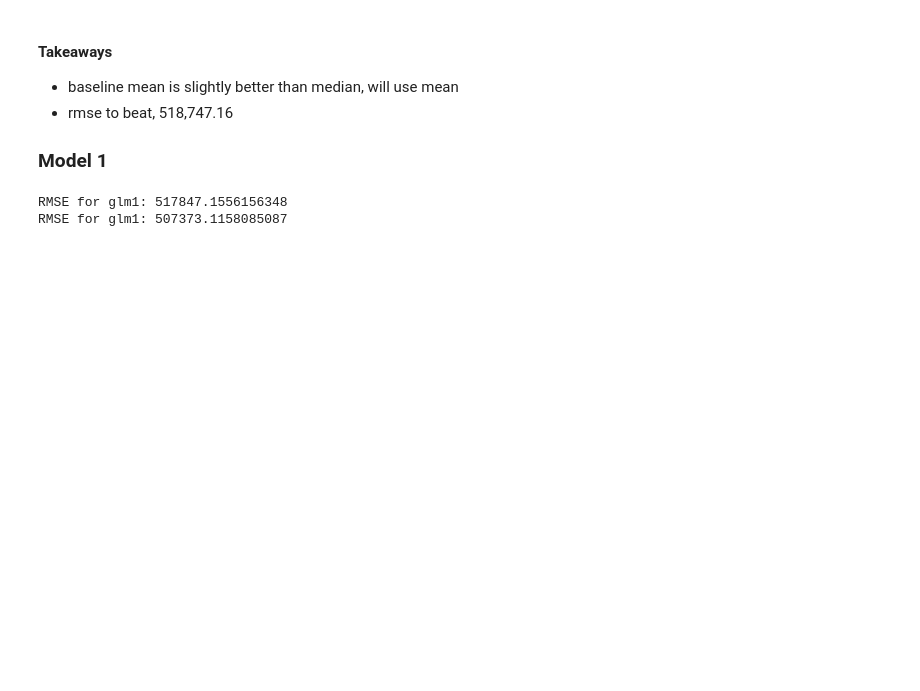
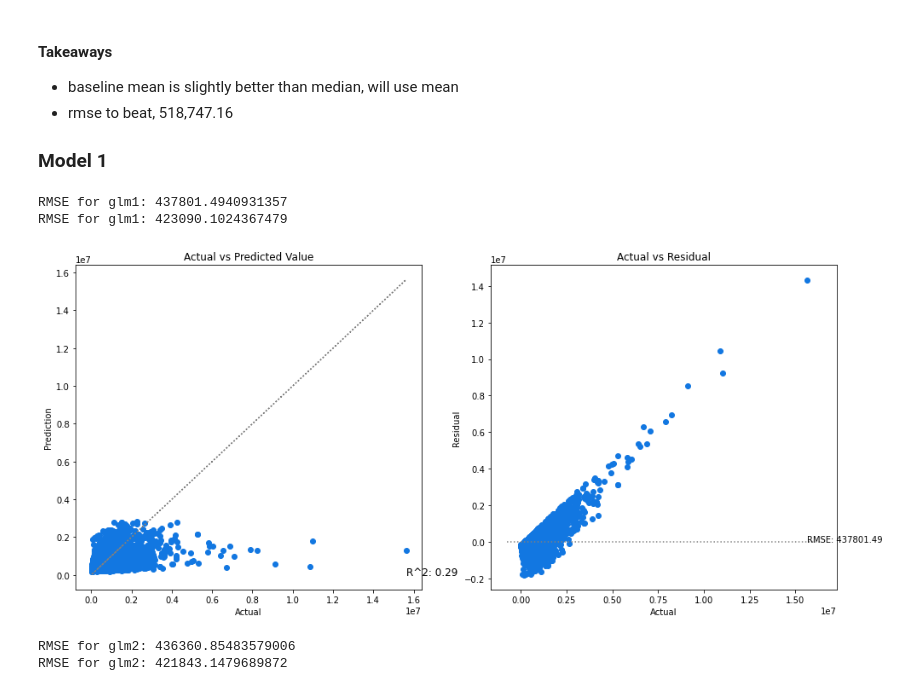
Before and after one commit to HeatherOrtegaMcMillan/zillow_regression_project, a Jupyter notebook: inital_notebook.ipynb, the cells around one changed output. Drawn from its saved outputs; the diff is of its cells as text; code cells hidden in the pictures; blank space fills up the shorter version.

Commit message:
update with yet more modeling

```diff
--- a/inital_notebook.ipynb
+++ b/inital_notebook.ipynb
@@ -514,13 +514,13 @@ There is evidence to support the alternate hypothesis.
 # %%
 # establish X and y
 y_train = train.tax_value
-X_train = train[['bathroom_cnt', 'bedroom_cnt', 'sqft_calculated']]
+X_train = train[['bathroom_cnt', 'bedroom_cnt', 'sqft_calculated_mm']]
 
 y_validate = validate.tax_value
-X_validate = validate[['bathroom_cnt', 'bedroom_cnt', 'sqft_calculated']]
+X_validate = validate[['bathroom_cnt', 'bedroom_cnt', 'sqft_calculated_mm']]
 
 y_test = test.tax_value
-X_test = test[['bathroom_cnt', 'bedroom_cnt', 'sqft_calculated']]
+X_test = test[['bathroom_cnt', 'bedroom_cnt', 'sqft_calculated_mm']]
 # %%
 # set up baseline and look at rmse
 sse, mse, rmse = ev.baseline_mean_errors(y_train)
@@ -573,7 +573,7 @@ def compare_rmse(pred_actuals):
         rmse = mean_squared_error(prediction, actual, squared = False)
         print(f'RMSE for {prediction.name}: {rmse} ')
 # %%
-glm = TweedieRegressor(power=2, alpha=0.0)
+glm = TweedieRegressor(power=2, alpha=0)
 
 #fit model
 glm.fit(X_train, y_train)
@@ -586,6 +586,6 @@ p_validate['glm1'] = glm.predict(X_validate)
 
 compare_rmse([(p_train.glm1, y_train), (p_validate.glm1, y_validate)])
 # %% [output]
-RMSE for glm1: 517847.1556156348
-RMSE for glm1: 507373.1158085087
+RMSE for glm1: 437801.4940931357
+RMSE for glm1: 423090.1024367479
 # %%
@@ -592,0 +593,20 @@ RMSE for glm1: 507373.1158085087
+# %%
+ev.plot_the_dots(y_train, p_train.glm1, y_train - p_train.glm1)
+# %% [output]
+[figure, added]
+# %%
+glm = TweedieRegressor(power=1, alpha=0)
+
+#fit model
+glm.fit(X_train, y_train)
+
+#put predictions in train predictions dataframe
+p_train['glm2'] = glm.predict(X_train)
+
+#establish prediction df for validate
+p_validate['glm2'] = glm.predict(X_validate)
+
+compare_rmse([(p_train.glm2, y_train), (p_validate.glm2, y_validate)])
+# %% [output]
+RMSE for glm2: 436360.85483579006
+RMSE for glm2: 421843.1479689872
```
Also changed, not shown: parts of 36 cells of this notebook.
